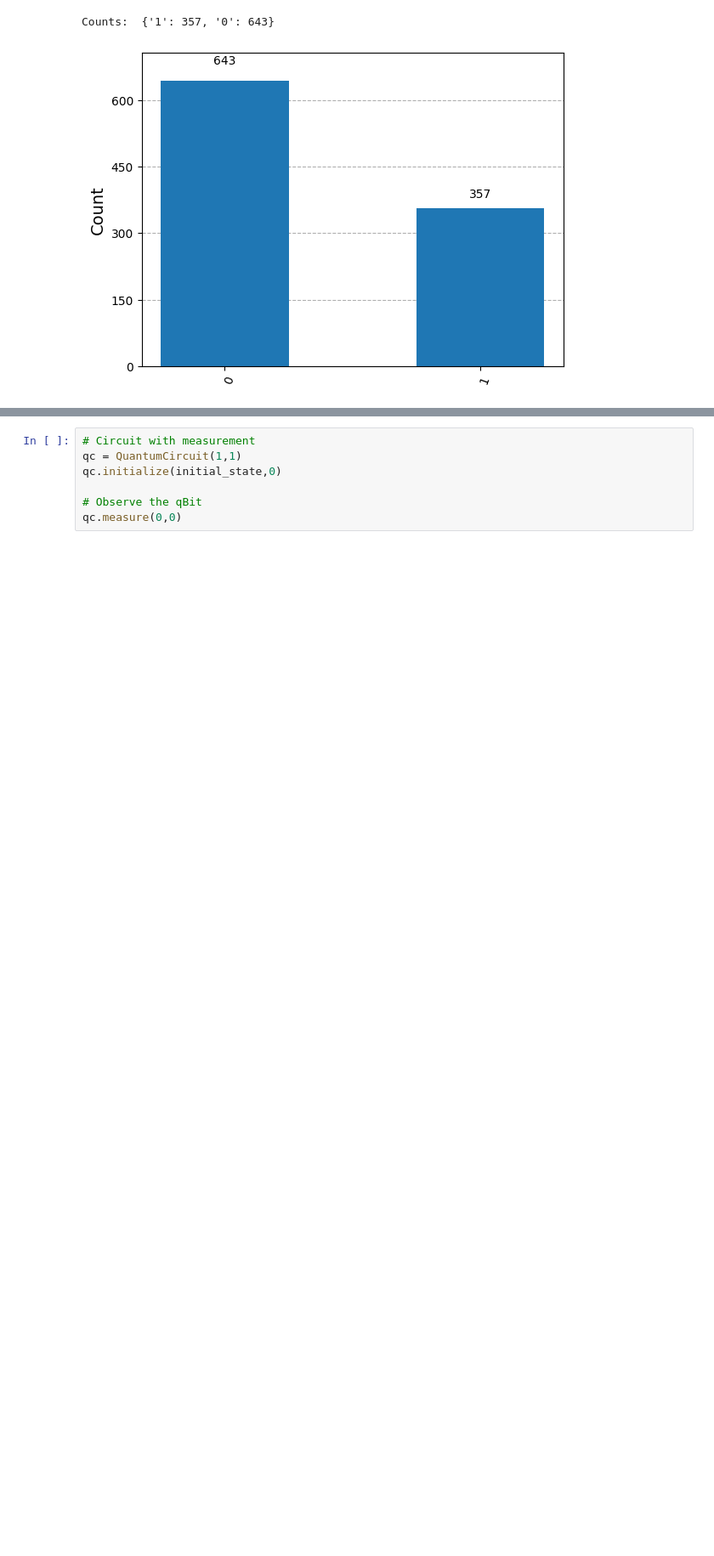
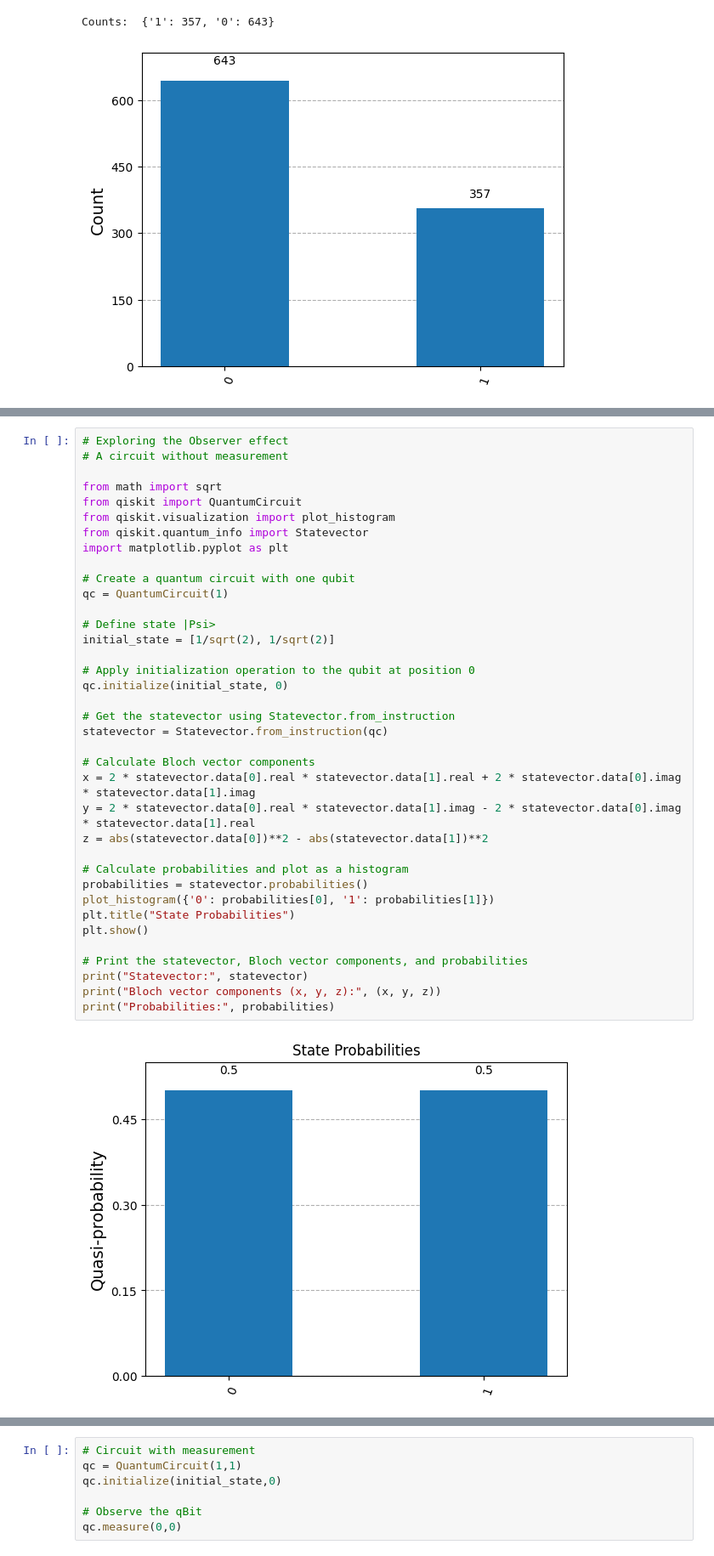
Before and after one commit to JonasHagstrom79/QuantumML, a Jupyter notebook: Exploring_the_Quantum_States.ipynb, the cells around one changed output, grey strips where cells are left out. Shown at 85% size. Cells and saved outputs as stored; diff of their text form; blank space fills up the shorter version.

Commit message:
A circuit without measurement

```diff
--- a/Exploring_the_Quantum_States.ipynb
+++ b/Exploring_the_Quantum_States.ipynb
@@ -299,0 +211,39 @@ ValueError: complex() arg is a malformed string
+# %%
+# Exploring the Observer effect
+# A circuit without measurement
+
+from math import sqrt
+from qiskit import QuantumCircuit
+from qiskit.visualization import plot_histogram
+from qiskit.quantum_info import Statevector
+import matplotlib.pyplot as plt
+
+# Create a quantum circuit with one qubit
+qc = QuantumCircuit(1)
+
+# Define state |Psi>
+initial_state = [1/sqrt(2), 1/sqrt(2)]
+
+# Apply initialization operation to the qubit at position 0
+qc.initialize(initial_state, 0)
+
+# Get the statevector using Statevector.from_instruction
+statevector = Statevector.from_instruction(qc)
+
+# Calculate Bloch vector components
+x = 2 * statevector.data[0].real * statevector.data[1].real + 2 * statevector.data[0].imag * statevector.data[1].imag
+y = 2 * statevector.data[0].real * statevector.data[1].imag - 2 * statevector.data[0].imag * statevector.data[1].real
+z = abs(statevector.data[0])**2 - abs(statevector.data[1])**2
+
+# Calculate probabilities and plot as a histogram
+probabilities = statevector.probabilities()
+plot_histogram({'0': probabilities[0], '1': probabilities[1]})
+plt.title("State Probabilities")
+plt.show()
+
+# Print the statevector, Bloch vector components, and probabilities
+print("Statevector:", statevector)
+print("Bloch vector components (x, y, z):", (x, y, z))
+print("Probabilities:", probabilities)
+# %% [output]
+[figure, added]
```
Also changed, not shown: parts of 4 cells of this notebook.
